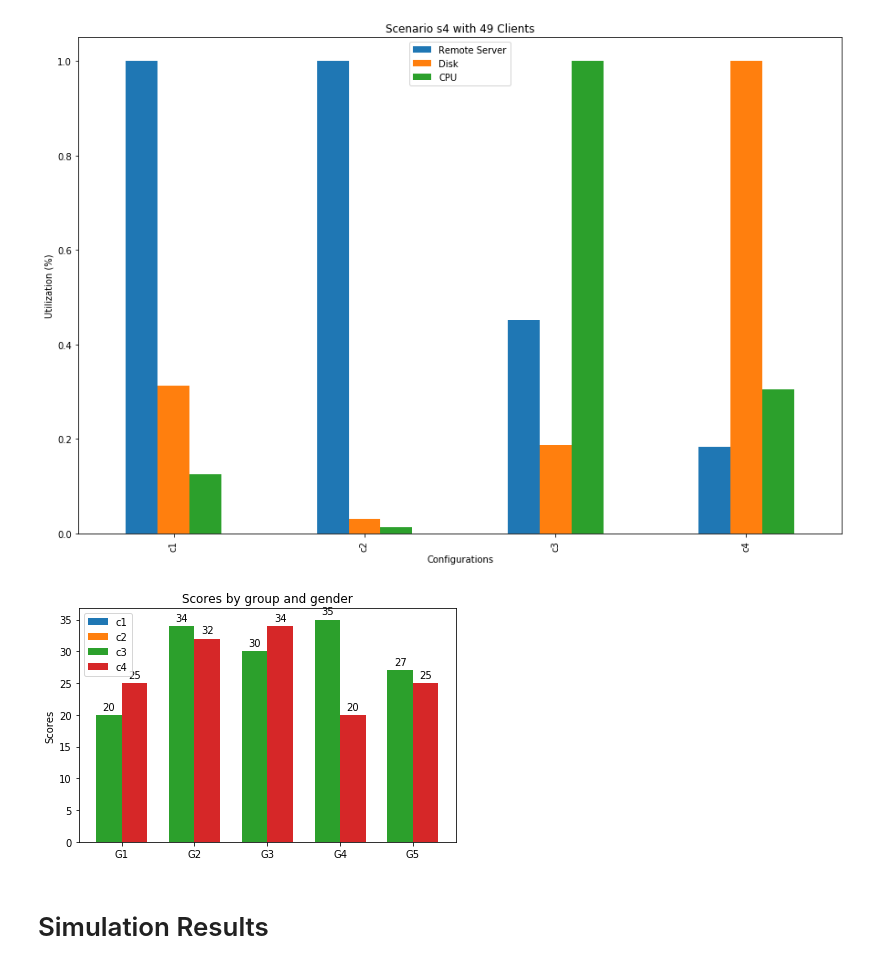
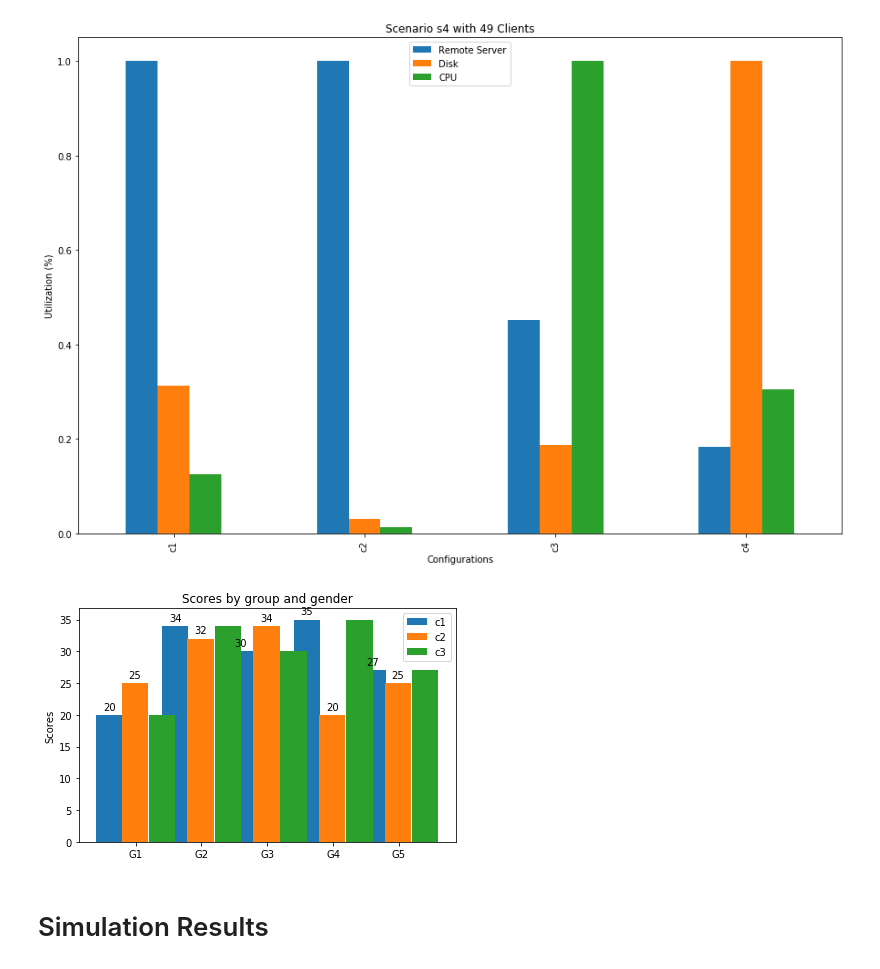
Before and after one commit to nferrante1/pecsn_project, a Jupyter notebook: Jupyter/Confidence Interval Analysis.ipynb, the cells around one changed output. Drawn from its saved outputs; the diff is of its cells as text; code cells hidden in the pictures.

```diff
--- a/Jupyter/Confidence Interval Analysis.ipynb
+++ b/Jupyter/Confidence Interval Analysis.ipynb
@@ -266,45 +266,44 @@ Name: utilization_ci, dtype: float64
 [figure]
 # %%
 labels = ['G1', 'G2', 'G3', 'G4', 'G5']
-men_means = [20, 34, 30, 35, 27]
-women_means = [25, 32, 34, 20, 25]
+c1_means = [20, 34, 30, 35, 27]
+c2_means = [25, 32, 34, 20, 25]
+c3_means = [20, 34, 30, 35, 27]
+c4_means = [25, 32, 34, 20, 25]
 
 x = np.arange(len(labels))  # the label locations
-width = 0.35  # the width of the bars
+width = 0.40  # the width of the bars
 
 fig, ax = plt.subplots()
-rects1 = ax.bar(x - width/2, men_means, width, label='c1')
-rects2 = ax.bar(x + width/2, women_means, width, label='c2')
-rects3 = ax.bar(x - width/2, men_means, width, label='c3')
-rects4 = ax.bar(x + width/2, women_means, width, label='c4')
+rects1 = ax.bar(x -width, c1_means, width, label='c1')
+rects2 = ax.bar(x - width/30, c2_means, width, label='c2')
+rects3 = ax.bar(x + width, c3_means, width, label='c3')
 
 # Add some text for labels, title and custom x-axis tick labels, etc.
 ax.set_ylabel('Scores')
 ax.set_title('Scores by group and gender')
 ax.set_xticks(x)
 ax.set_xticklabels(labels)
 ax.legend()
 
 
 def autolabel(rects):
     """Attach a text label above each bar in *rects*, displaying its height."""
     for rect in rects:
         height = rect.get_height()
         ax.annotate('{}'.format(height),
                     xy=(rect.get_x() + rect.get_width() / 2, height),
                     xytext=(0, 3),  # 3 points vertical offset
                     textcoords="offset points",
                     ha='center', va='bottom')
 
 
 autolabel(rects1)
 autolabel(rects2)
 
 fig.tight_layout()
-
-plt.show()
 # %% [output]
-[figure, old version]
+[figure, new version]
 # %% [markdown]
 # Simulation Results
 # %%
```
